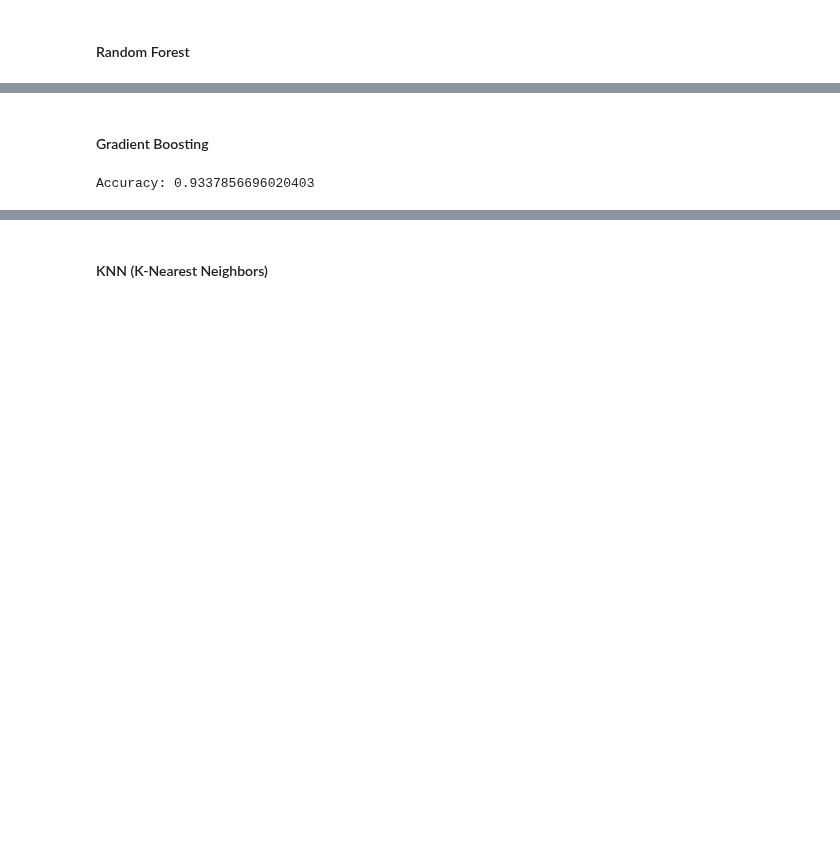
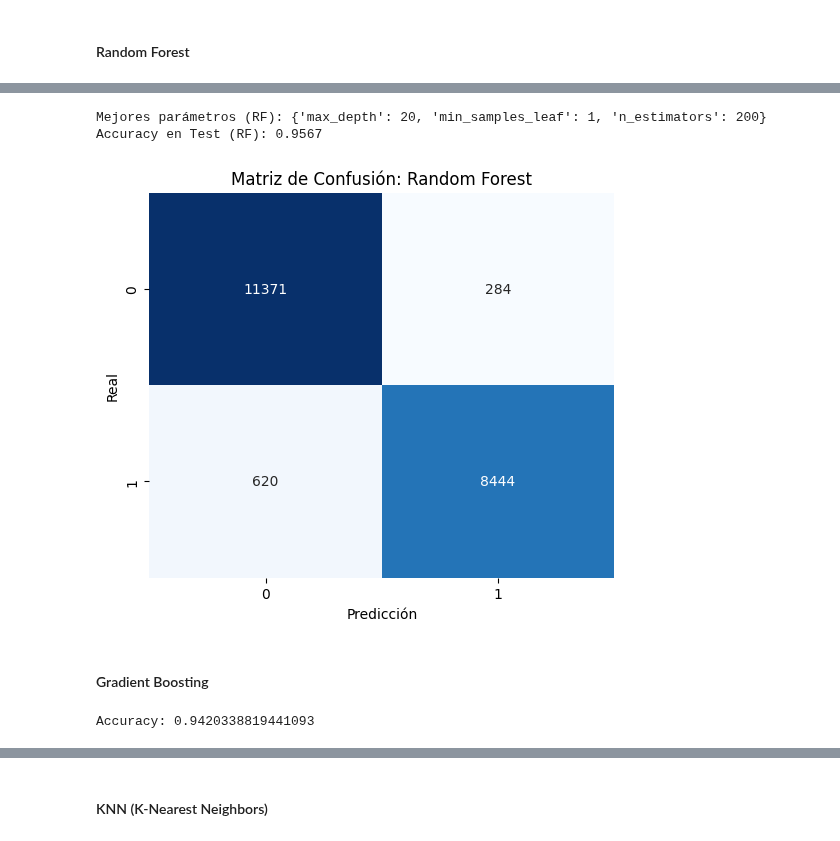
Before and after one commit to Mikelliza16/Proyecto-ML, a Jupyter notebook: notebooks/03_Entrenamiento_Evaluacion.ipynb, the cells around one changed output, grey strips where cells are left out. Drawn from its saved outputs; the diff is of its cells as text; code cells hidden in the pictures; blank space fills up the shorter version.

```diff
--- a/notebooks/03_Entrenamiento_Evaluacion.ipynb
+++ b/notebooks/03_Entrenamiento_Evaluacion.ipynb
@@ -99,0 +183,27 @@ Accuracy: 0.9371541311775179
+# %%
+# Definir parámetros
+param_grid_dt = {
+    'max_depth': [None, 10, 20, 30],
+    'min_samples_split': [2, 10, 20],
+    'min_samples_leaf': [1, 5, 10],
+    'criterion': ['gini', 'entropy']
+}
+
+# Configurar GridSearch
+grid_dt = GridSearchCV(
+    DecisionTreeClassifier(random_state=42),
+    param_grid_dt,
+    cv=5,
+    scoring='accuracy',
+    n_jobs=-1
+)
+
+# Entrenar
+
+grid_dt.fit(X_train_scaled, y_train)
+
+# Resultados
+best_dt = grid_dt.best_estimator_
+y_pred_dt_opt = best_dt.predict(X_test_scaled)
+print(f"Mejores parámetros (DT): {grid_dt.best_params_}")
+print(f"Accuracy en Test (DT): {accuracy_score(y_test, y_pred_dt_opt):.4f}")
@@ -110,10 +236,53 @@ Accuracy: 0.9572205379914345
+# %%
+# Definir parámetros
+# Nota: Random Forest puede tardar, he puesto rangos razonables.
+param_grid_rf = {
+    'n_estimators': [50, 100, 200],
+    'max_depth': [10, 20, None],
+    'min_samples_leaf': [1, 4]
+}
+
+# Configurar GridSearch
+grid_rf = GridSearchCV(
+    RandomForestClassifier(random_state=42),
+    param_grid_rf,
+    cv=3, # Bajamos cv a 3 para agilizar
+    scoring='accuracy',
+    n_jobs=-1
+)
+
+# Entrenar
+
+grid_rf.fit(X_train_scaled, y_train)
+
+# Resultados
+best_rf = grid_rf.best_estimator_
+y_pred_rf_opt = best_rf.predict(X_test_scaled)
+print(f"Mejores parámetros (RF): {grid_rf.best_params_}")
+print(f"Accuracy en Test (RF): {accuracy_score(y_test, y_pred_rf_opt):.4f}")
+# %% [output]
+Mejores parámetros (RF): {'max_depth': 20, 'min_samples_leaf': 1, 'n_estimators': 200}
+Accuracy en Test (RF): 0.9567
+# %%
+# Crear matriz de confusión
+cm = confusion_matrix(y_test, y_pred_rf)
+
+# Visualización gráfica
+plt.figure(figsize=(6, 5))
+sns.heatmap(cm, annot=True, fmt='d', cmap='Blues', cbar=False)
+plt.title('Matriz de Confusión: Random Forest')
+plt.xlabel('Predicción')
+plt.ylabel('Real')
+plt.show()
+# %% [output]
+[figure, added]
 # %% [markdown]
 #### Gradient Boosting
 # %%
-gb = GradientBoostingClassifier(random_state=42)
+gb = GradientBoostingClassifier(random_state=42, learning_rate = 0.2)
 gb.fit(X_train_scaled, y_train)
 
 y_pred_gb = gb.predict(X_test_scaled)
 print("Accuracy:", accuracy_score(y_test, y_pred_gb))
 # %% [output]
-Accuracy: 0.9337856696020403
+Accuracy: 0.9420338819441093
```
Also changed, not shown: parts of 39 cells of this notebook, 5 other files.
